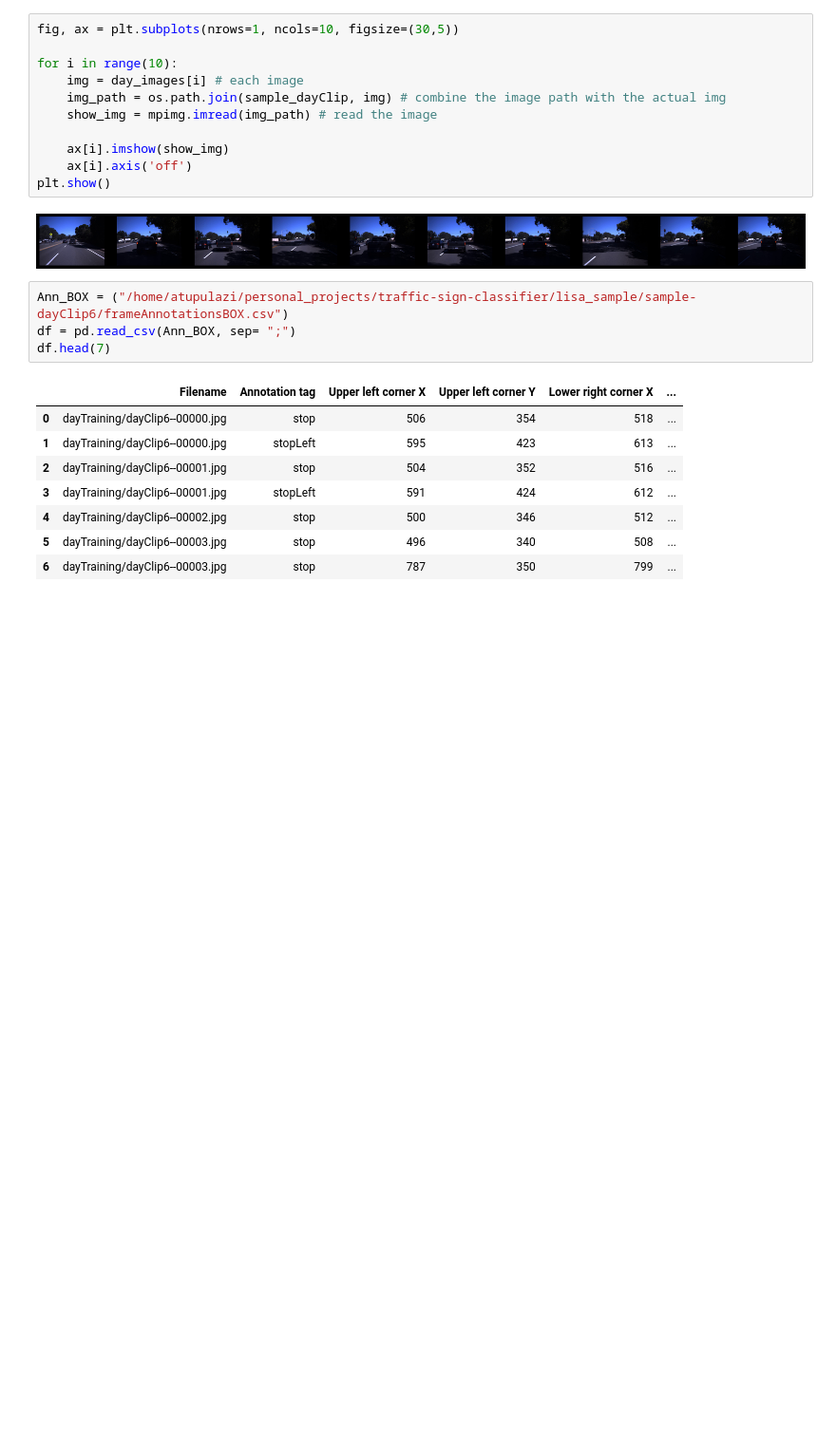
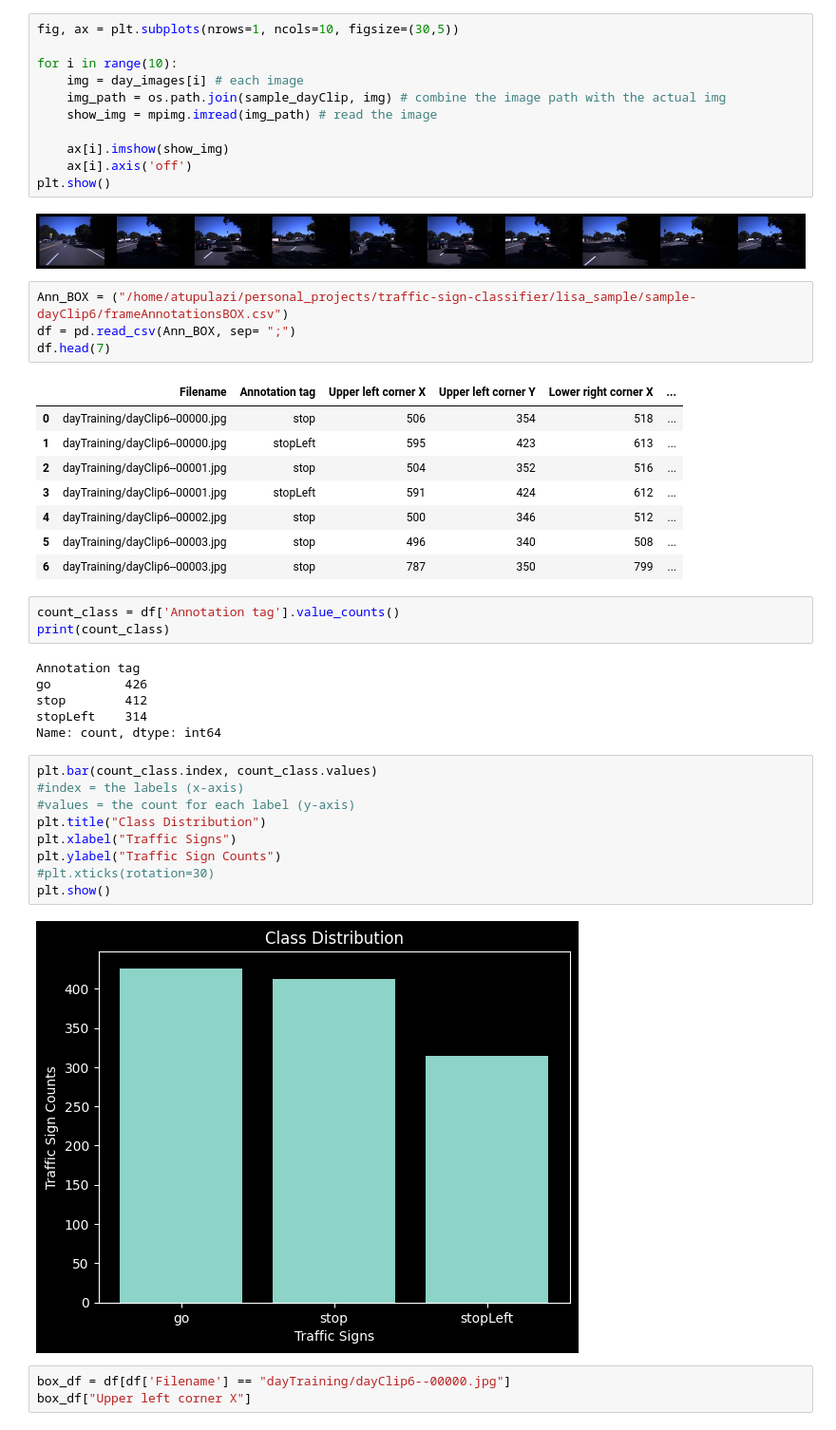
Before and after one commit to KosiAtupulazi/traffic-sign-classifier, a Jupyter notebook: traffic_sign.ipynb, the cells around one changed output. Shown at 95% size. Cells and saved outputs as stored; diff of their text form; blank space fills up the shorter version.

Commit message:
more data visualizing practice

```diff
--- a/traffic_sign.ipynb
+++ b/traffic_sign.ipynb
@@ -49,3 +49,26 @@ df.head(7)
 | 4 | dayTraining/dayClip6--00002.jpg | stop | 500 | 346 | 512 | ... |
 | 5 | dayTraining/dayClip6--00003.jpg | stop | 496 | 340 | 508 | ... |
 | 6 | dayTraining/dayClip6--00003.jpg | stop | 787 | 350 | 799 | ... |
+# %%
+count_class = df['Annotation tag'].value_counts()
+print(count_class)
+# %% [output]
+Annotation tag
+go          426
+stop        412
+stopLeft    314
+Name: count, dtype: int64
+# %%
+plt.bar(count_class.index, count_class.values)
+#index = the labels (x-axis)
+#values = the count for each label (y-axis)
+plt.title("Class Distribution")
+plt.xlabel("Traffic Signs")
+plt.ylabel("Traffic Sign Counts")
+#plt.xticks(rotation=30)
+plt.show()
+# %% [output]
+[figure, added]
+# %%
+box_df = df[df['Filename'] == "dayTraining/dayClip6--00000.jpg"]
+box_df["Upper left corner X"]
```
